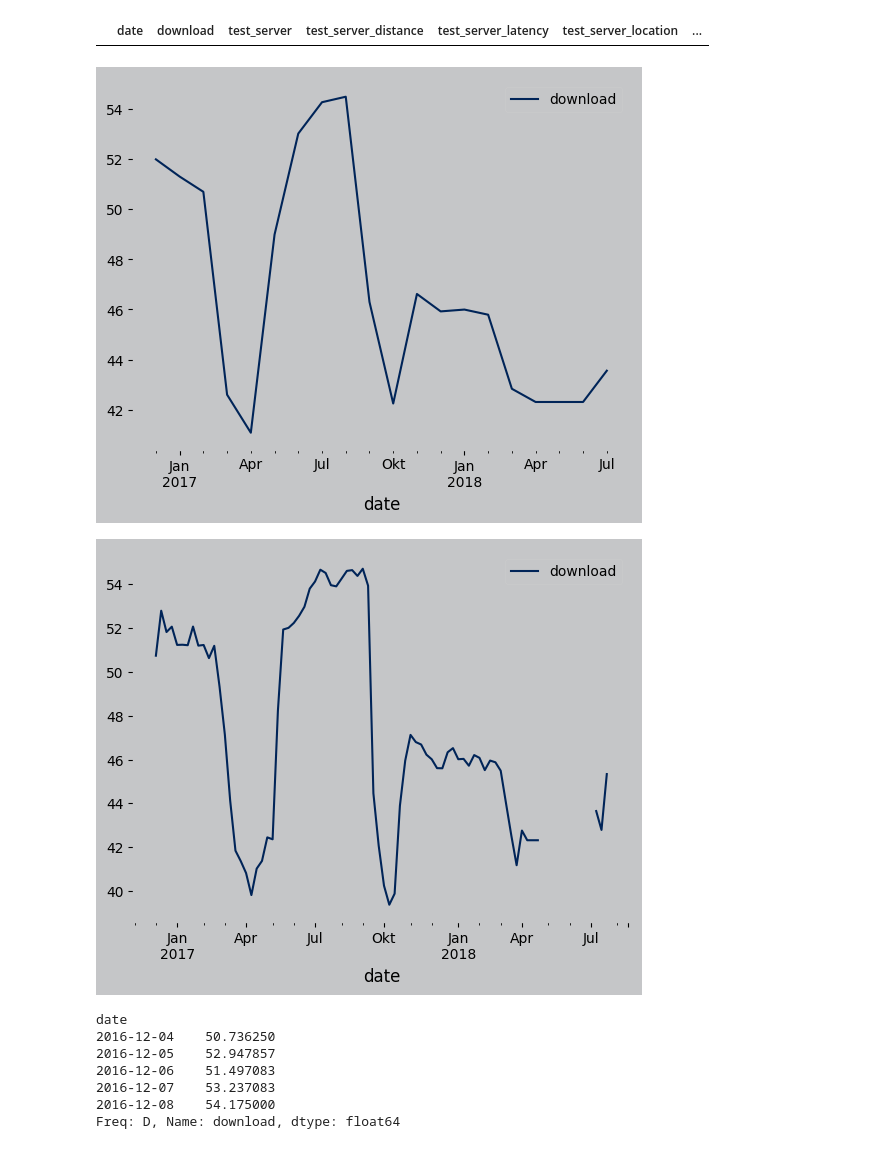
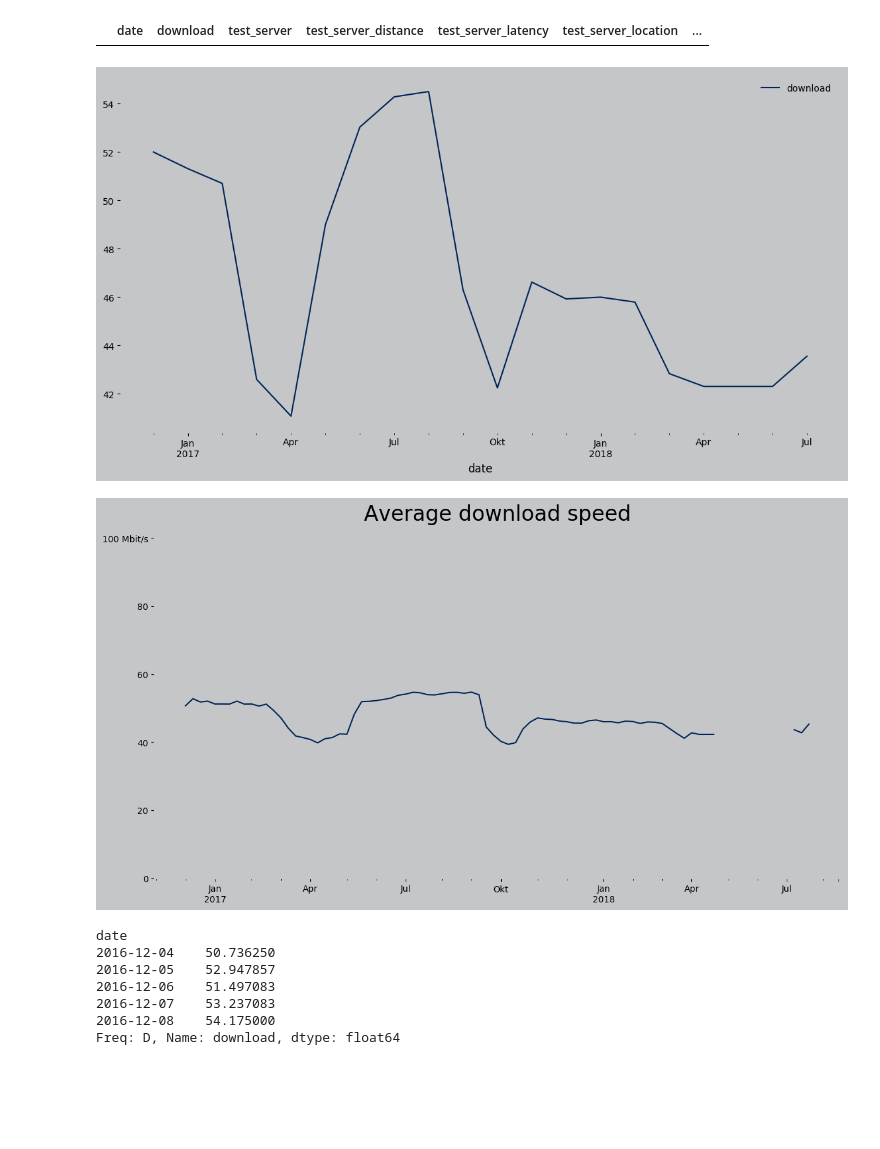
Before and after one commit to jlstro/Data-Studio, a Jupyter notebook: code/03-speedtest/data_work/speedtest_graphs.ipynb, the cells around one changed output. Cells and saved outputs as stored; diff of their text form; code cells hidden in the pictures; blank space fills up the shorter version.

```diff
--- a/code/03-speedtest/data_work/speedtest_graphs.ipynb
+++ b/code/03-speedtest/data_work/speedtest_graphs.ipynb
@@ -35,9 +35,9 @@ plt.rcParams.update({
     'xtick.direction': 'out',
     'ytick.color': 'black',
     'ytick.direction': 'out',
-    'grid.color': 'C5C6C8',
+    'grid.color': '#C5C6C8',
     'grid.linestyle': '-',
-    'figure.facecolor': 'C5C6C8',
+    'figure.facecolor': '#C5C6C8',
     'savefig.bbox' : 'tight'
 })
 # %%
@@ -84,13 +84,19 @@ ax = df.resample('M', on='date').download.mean().fillna(method='ffill', limit=2)
 ax = ax.reset_index().plot(x='date', y='download')
 plt.show()
 # %% [output]
-[figure, old version]
+[figure, new version]
 # %%
 ax = df.resample('W', on='date').download.mean().fillna(method='ffill', limit=2)
-ax = ax.reset_index().plot(x='date', y='download')
+ax = ax.reset_index().plot(x='date', y='download', figsize=(14,7))
+ax.set_ylim([0, 100])
+ax.set_title ("Average download speed", pad=20,fontsize=24)
+ax.set_yticklabels([0,20,40,60,80,'100 Mbit/s'])
+ax.legend_.remove()
+ax.xaxis.label.set_visible(False)
+plt.savefig("1.pdf", facecolor = ax.get_facecolor())
 plt.show()
 # %% [output]
-[figure, old version]
+[figure, new version]
 # %%
 df.head(100).resample('D', on='date').mean().download
 # %% [output]
```
Also changed, not shown: parts of 34 cells of this notebook, 25 other files.
